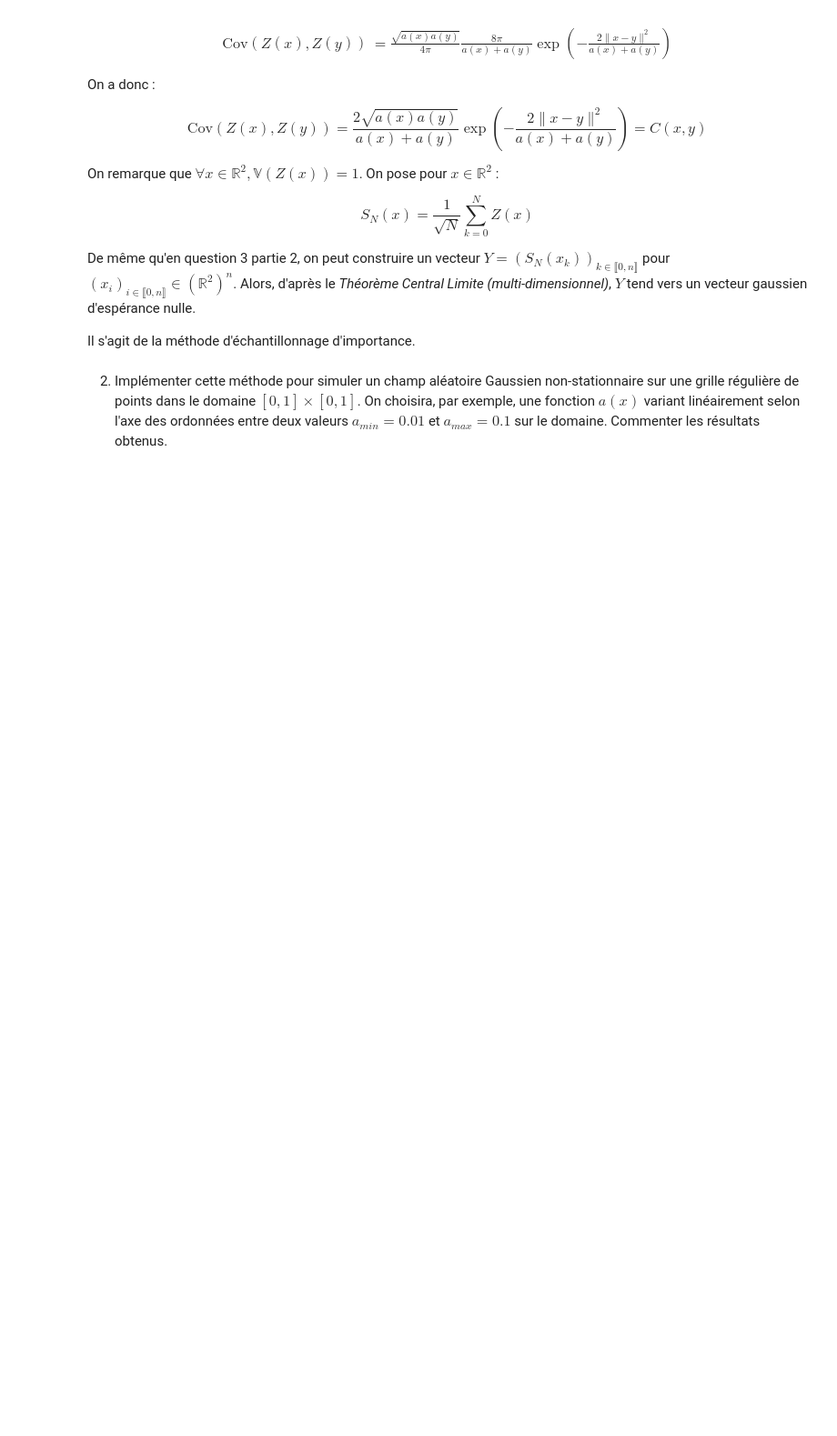
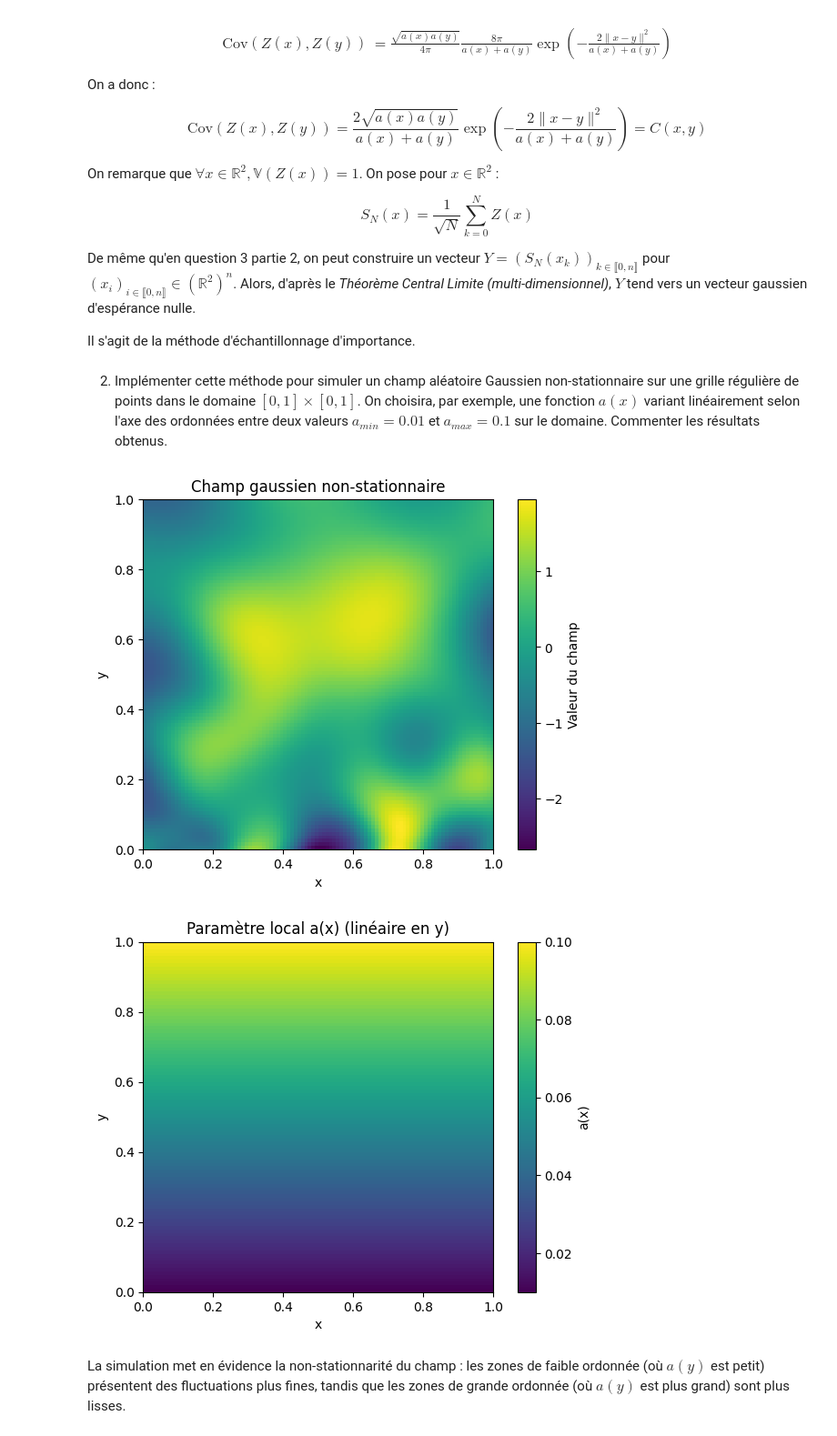
Before and after one commit to erhel-czc/projet-probabilites, a Jupyter notebook: Projet Probabilités.ipynb, the cells around one changed output. Shown at 91% size. Drawn from its saved outputs; the diff is of its cells as text; code cells hidden in the pictures; blank space fills up the shorter version.

```diff
--- a/Projet Probabilités.ipynb
+++ b/Projet Probabilités.ipynb
@@ -622,3 +622,56 @@ Il s'agit de la méthode d'échantillonnage d'importance.
 
 
 2. Implémenter cette méthode pour simuler un champ aléatoire Gaussien non-stationnaire sur une grille régulière de points dans le domaine  $[0, 1] \times [0, 1]$. On choisira, par exemple, une fonction $a(x)$ variant linéairement selon l'axe des ordonnées entre deux valeurs $a_{min}=0.01$ et $a_{max}=0.1$ sur le domaine. Commenter les résultats obtenus.
+# %%
+# paramètres
+a_min = 0.01
+a_max = 0.1
+a_ref = a_min   # a = inf_x a(x)
+N = 2000
+n = 100
+
+# grille régulière sur [0,1]x[0,1]
+x = np.linspace(0, 1, n)
+y = np.linspace(0, 1, n)
+X, Y = np.meshgrid(x, y)
+points = np.column_stack((X.ravel(), Y.ravel()))
+
+# a(x) variant linéairement selon l'axe y
+a_points = a_min + (a_max - a_min) * points[:, 1]
+
+
+W = np.random.normal(loc=0.0, scale=np.sqrt(2 / a_ref), size=(N, 2))
+Phi = np.random.uniform(0.0, 2 * np.pi, size=N)
+
+# calcul du rapport f_x(W)/g(W)
+normW2 = np.sum(W**2, axis=1)
+ratio_fx_g = (a_points[:, None] / a_ref) * np.exp(-((a_points[:, None] - a_ref) * normW2[None, :]) / 4.0)
+
+
+angles = points @ W.T + Phi
+champ_non_stationnaire = np.sqrt(2 / N) * np.sum(np.sqrt(ratio_fx_g) * np.cos(angles), axis=1)
+champ_non_stationnaire = champ_non_stationnaire.reshape((n, n))
+
+# affichage du champ simulé
+plt.figure(figsize=(7, 5))
+plt.imshow(champ_non_stationnaire, origin='lower', extent=[0, 1, 0, 1], cmap='viridis')
+plt.colorbar(label="Valeur du champ")
+plt.title("Champ gaussien non-stationnaire")
+plt.xlabel("x")
+plt.ylabel("y")
+plt.show()
+
+# affichage de a(x)
+a_map = a_points.reshape((n, n))
+plt.figure(figsize=(7, 5))
+plt.imshow(a_map, origin='lower', extent=[0, 1, 0, 1], cmap='viridis')
+plt.colorbar(label="a(x)")
+plt.title("Paramètre local a(x) (linéaire en y)")
+plt.xlabel("x")
+plt.ylabel("y")
+plt.show()
+# %% [output]
+[figure, added]
+[figure, added]
+# %% [markdown]
+La simulation met en évidence la non-stationnarité du champ : les zones de faible ordonnée (où $a(y)$ est petit) présentent des fluctuations plus fines, tandis que les zones de grande ordonnée (où $a(y)$ est plus grand) sont plus lisses.
```
